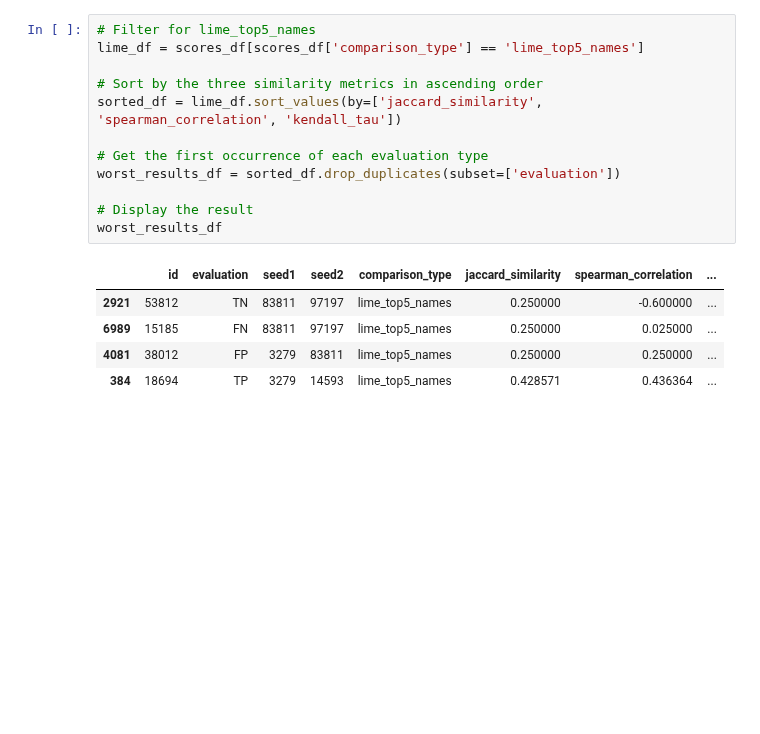
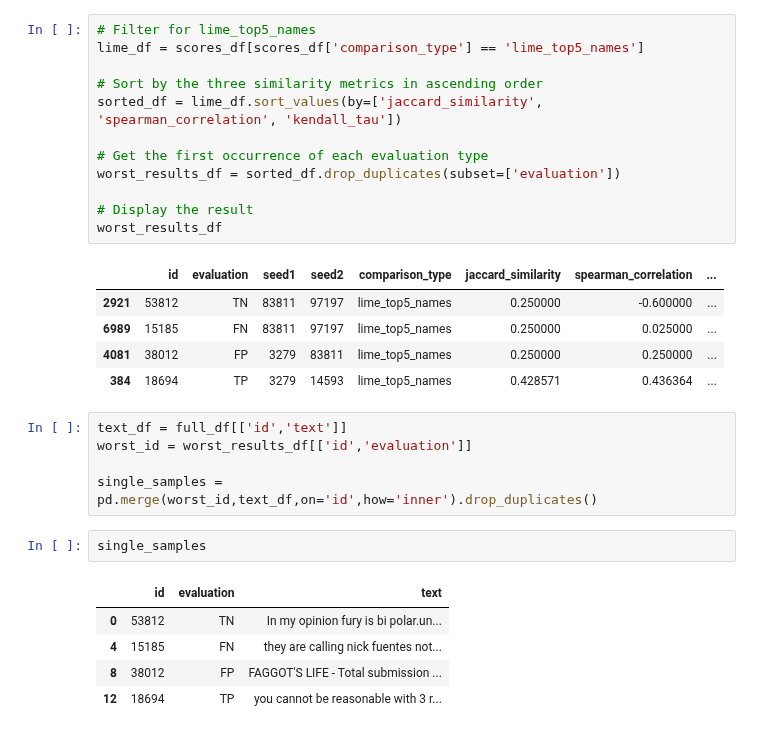
Before and after one commit to Takosaga/master_thesis, a Jupyter notebook: notebooks/11_sample_analysis.ipynb, the cells around one changed output. Drawn from its saved outputs; the diff is of its cells as text; blank space fills up the shorter version.

```diff
--- a/notebooks/11_sample_analysis.ipynb
+++ b/notebooks/11_sample_analysis.ipynb
@@ -655,3 +655,16 @@ worst_results_df
 | 6989 | 15185 | FN | 83811 | 97197 | lime_top5_names | 0.250000 | 0.025000 | ... |
 | 4081 | 38012 | FP | 3279 | 83811 | lime_top5_names | 0.250000 | 0.250000 | ... |
 | 384 | 18694 | TP | 3279 | 14593 | lime_top5_names | 0.428571 | 0.436364 | ... |
+# %%
+text_df = full_df[['id','text']]
+worst_id = worst_results_df[['id','evaluation']]
+
+single_samples = pd.merge(worst_id,text_df,on='id',how='inner').drop_duplicates()
+# %%
+single_samples
+# %% [output]
+|  | id | evaluation | text |
+| 0 | 53812 | TN | In my opinion fury is bi polar.un... |
+| 4 | 15185 | FN | they are calling nick fuentes not... |
+| 8 | 38012 | FP | FAGGOT'S LIFE - Total submission ... |
+| 12 | 18694 | TP | you cannot be reasonable with 3 r... |
```
Also changed, not shown: 1 other file.
